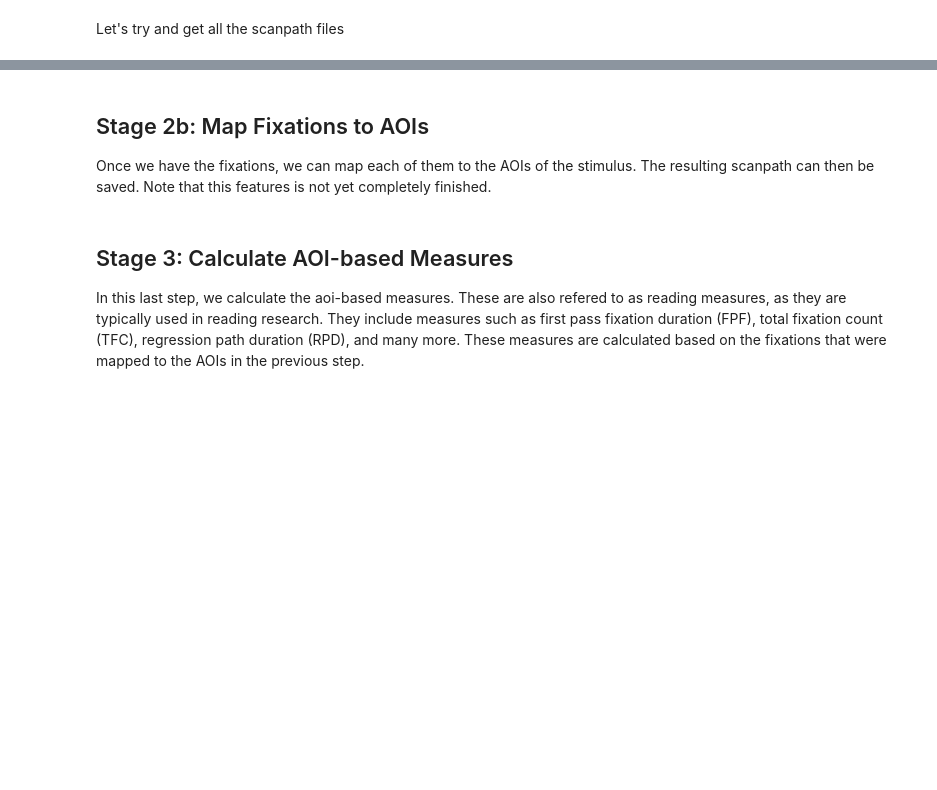
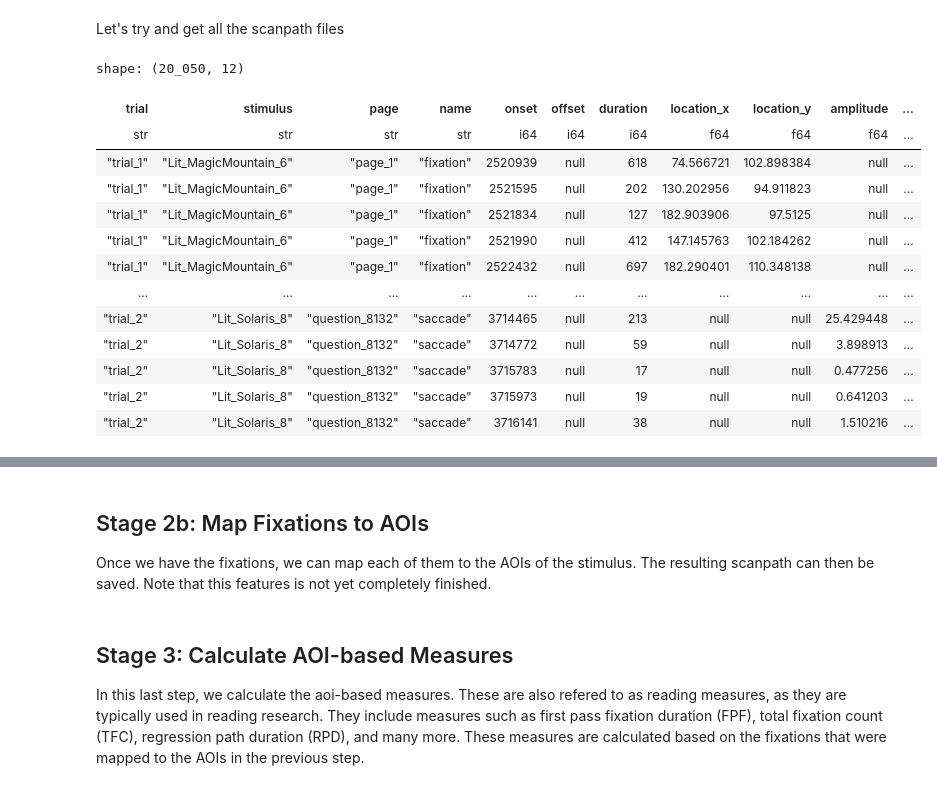
Before and after one commit to MultiplEYE-COST/multipleye-preprocessing, a Jupyter notebook: development.ipynb, the cells around one changed output, grey strips where cells are left out. Drawn from its saved outputs; the diff is of its cells as text; code cells hidden in the pictures; blank space fills up the shorter version.

```diff
--- a/development.ipynb
+++ b/development.ipynb
@@ -463,0 +511,17 @@ load_scanpaths(gaze, sid)
+# %%
+unmapped_gaze.events.frame
+# %% [output]
+shape: (20_050, 12)
+| trial | stimulus | page | name | onset | offset | duration | location_x | location_y | amplitude | ... |
+| str | str | str | str | i64 | i64 | i64 | f64 | f64 | f64 | ... |
+| "trial_1" | "Lit_MagicMountain_6" | "page_1" | "fixation" | 2520939 | null | 618 | 74.566721 | 102.898384 | null | ... |
+| "trial_1" | "Lit_MagicMountain_6" | "page_1" | "fixation" | 2521595 | null | 202 | 130.202956 | 94.911823 | null | ... |
+| "trial_1" | "Lit_MagicMountain_6" | "page_1" | "fixation" | 2521834 | null | 127 | 182.903906 | 97.5125 | null | ... |
+| "trial_1" | "Lit_MagicMountain_6" | "page_1" | "fixation" | 2521990 | null | 412 | 147.145763 | 102.184262 | null | ... |
+| "trial_1" | "Lit_MagicMountain_6" | "page_1" | "fixation" | 2522432 | null | 697 | 182.290401 | 110.348138 | null | ... |
+| … | … | … | … | … | … | … | … | … | … | ... |
+| "trial_2" | "Lit_Solaris_8" | "question_8132" | "saccade" | 3714465 | null | 213 | null | null | 25.429448 | ... |
+| "trial_2" | "Lit_Solaris_8" | "question_8132" | "saccade" | 3714772 | null | 59 | null | null | 3.898913 | ... |
+| "trial_2" | "Lit_Solaris_8" | "question_8132" | "saccade" | 3715783 | null | 17 | null | null | 0.477256 | ... |
+| "trial_2" | "Lit_Solaris_8" | "question_8132" | "saccade" | 3715973 | null | 19 | null | null | 0.641203 | ... |
+| "trial_2" | "Lit_Solaris_8" | "question_8132" | "saccade" | 3716141 | null | 38 | null | null | 1.510216 | ... |
```
Also changed, not shown: parts of 32 cells of this notebook, 1 other file.
